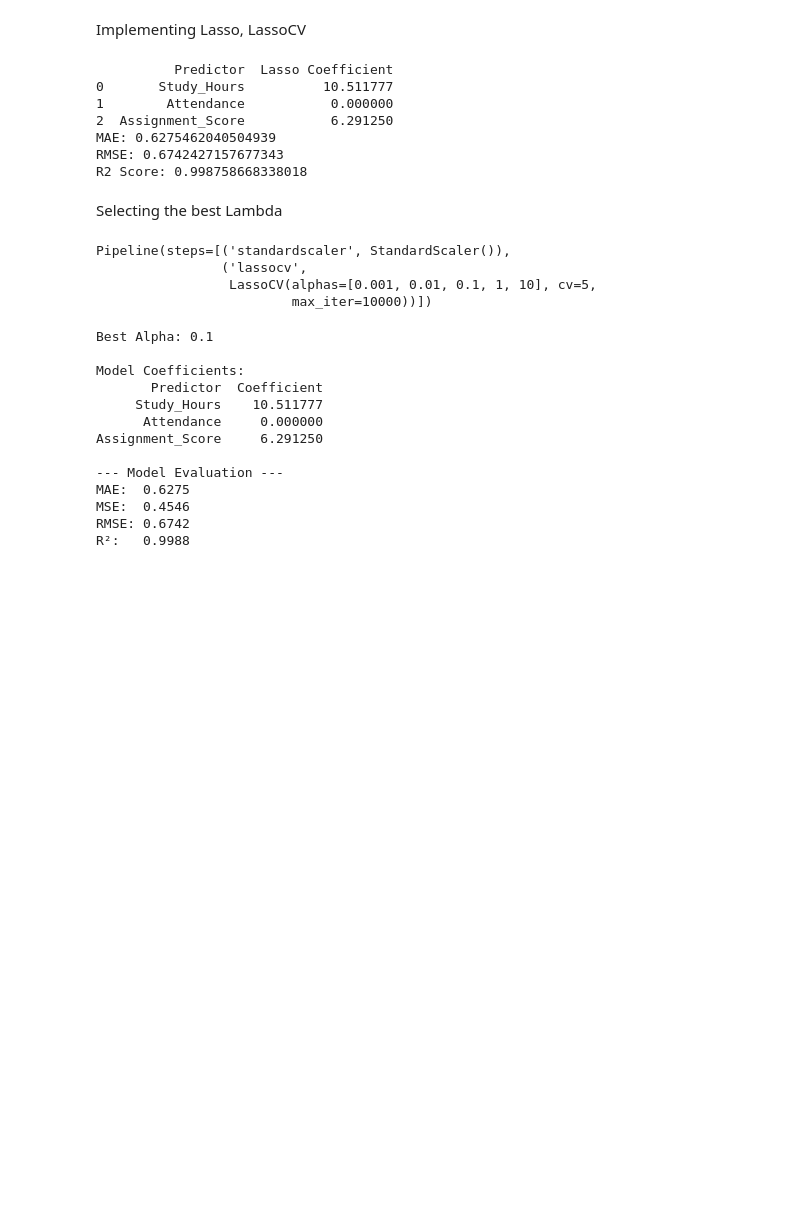
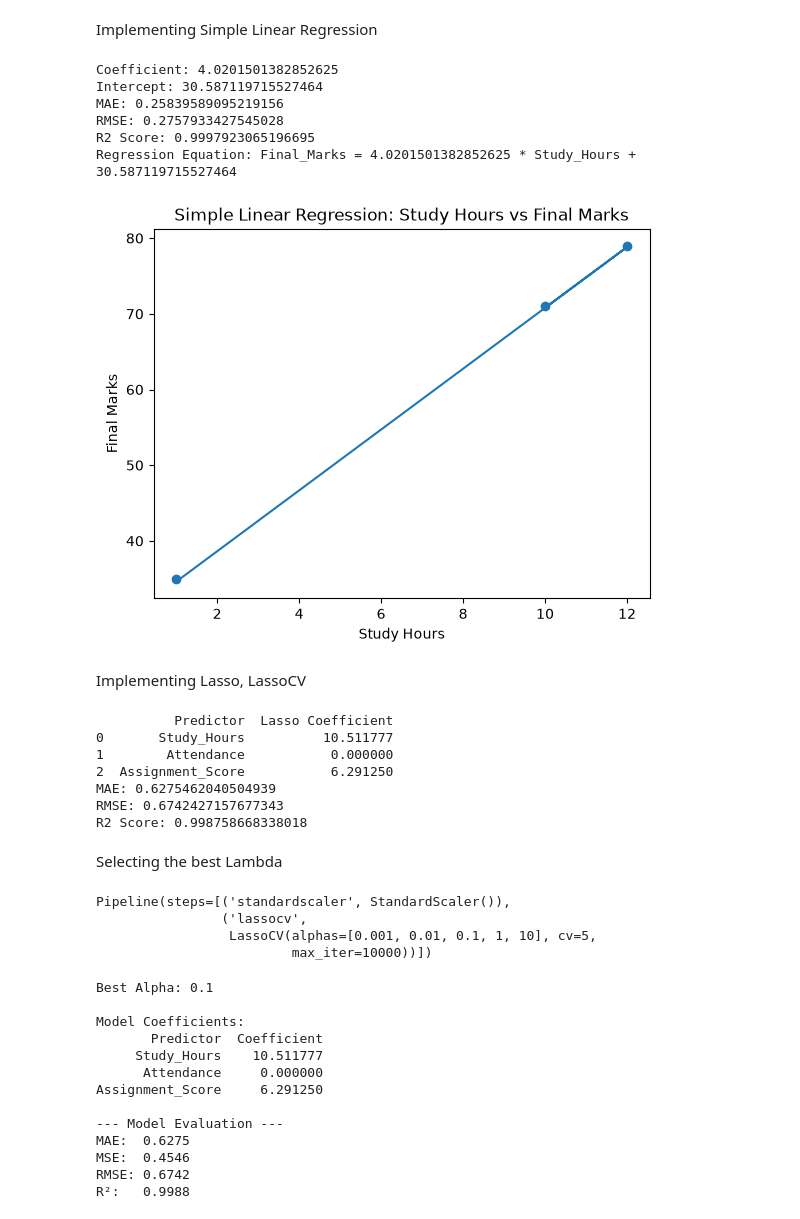
Before and after one commit to Sunidhi-18/AML_LAB, a Jupyter notebook: MLLabprojects/notebooks/lab6/student_academics(2).ipynb, the cells around one changed output. Drawn from its saved outputs; the diff is of its cells as text; code cells hidden in the pictures; blank space fills up the shorter version.

```diff
--- a/MLLabprojects/notebooks/lab6/student_academics(2).ipynb
+++ b/MLLabprojects/notebooks/lab6/student_academics(2).ipynb
@@ -1,3 +1,74 @@
+# %% [markdown]
+Implementing Simple Linear Regression
+# %%
+import numpy as np
+import pandas as pd
+from sklearn.linear_model import LinearRegression
+from sklearn.model_selection import train_test_split
+from sklearn.metrics import mean_absolute_error, mean_squared_error, r2_score
+import matplotlib.pyplot as plt
+
+# Create the dataset
+data = {
+    "Study_Hours": [1, 2, 3, 4, 5, 6, 7, 8, 9, 10, 11, 12, 13, 14, 15],
+    "Attendance": [55, 60, 65, 62, 70, 72, 75, 80, 78, 82, 85, 88, 90, 92, 95],
+    "Assignment_Score": [40, 45, 50, 48, 55, 58, 62, 67, 65, 70, 74, 78, 80, 85, 90],
+    "Student_ID": [101, 102, 103, 104, 105, 106, 107, 108, 109, 110, 111, 112, 113, 114, 115],
+    "Final_Marks": [35, 40, 43, 45, 50, 54, 60, 64, 66, 71, 74, 79, 82, 87, 92]
+}
+
+df = pd.DataFrame(data)
+
+# Select ONE independent variable
+X = df[['Study_Hours']]
+y = df['Final_Marks']
+
+# Split the data
+X_train, X_test, y_train, y_test = train_test_split(
+    X, y, test_size=0.2, random_state=42
+)
+
+# Create Simple Linear Regression model
+model = LinearRegression()
+
+# Train the model
+model.fit(X_train, y_train)
+
+# Predict
+y_pred = model.predict(X_test)
+
+# Print coefficient and intercept
+print("Coefficient:", model.coef_[0])
+print("Intercept:", model.intercept_)
+
+# Evaluation metrics
+print("MAE:", mean_absolute_error(y_test, y_pred))
+print("RMSE:", np.sqrt(mean_squared_error(y_test, y_pred)))
+print("R2 Score:", r2_score(y_test, y_pred))
+
+# Regression equation
+print(
+    "Regression Equation: Final_Marks =",
+    model.coef_[0],
+    "* Study_Hours +",
+    model.intercept_
+)
+
+# Plot
+plt.scatter(X_test, y_test)
+plt.plot(X_test, y_pred)
+plt.xlabel("Study Hours")
+plt.ylabel("Final Marks")
+plt.title("Simple Linear Regression: Study Hours vs Final Marks")
+plt.show()
+# %% [output]
+Coefficient: 4.0201501382852625
+Intercept: 30.587119715527464
+MAE: 0.25839589095219156
+RMSE: 0.2757933427545028
+R2 Score: 0.9997923065196695
+Regression Equation: Final_Marks = 4.0201501382852625 * Study_Hours + 30.587119715527464
+[figure, added]
 # %% [markdown]
 Implementing Lasso, LassoCV
 # %%
```
Also changed, not shown: parts of 5 cells of this notebook, 7 other files.
